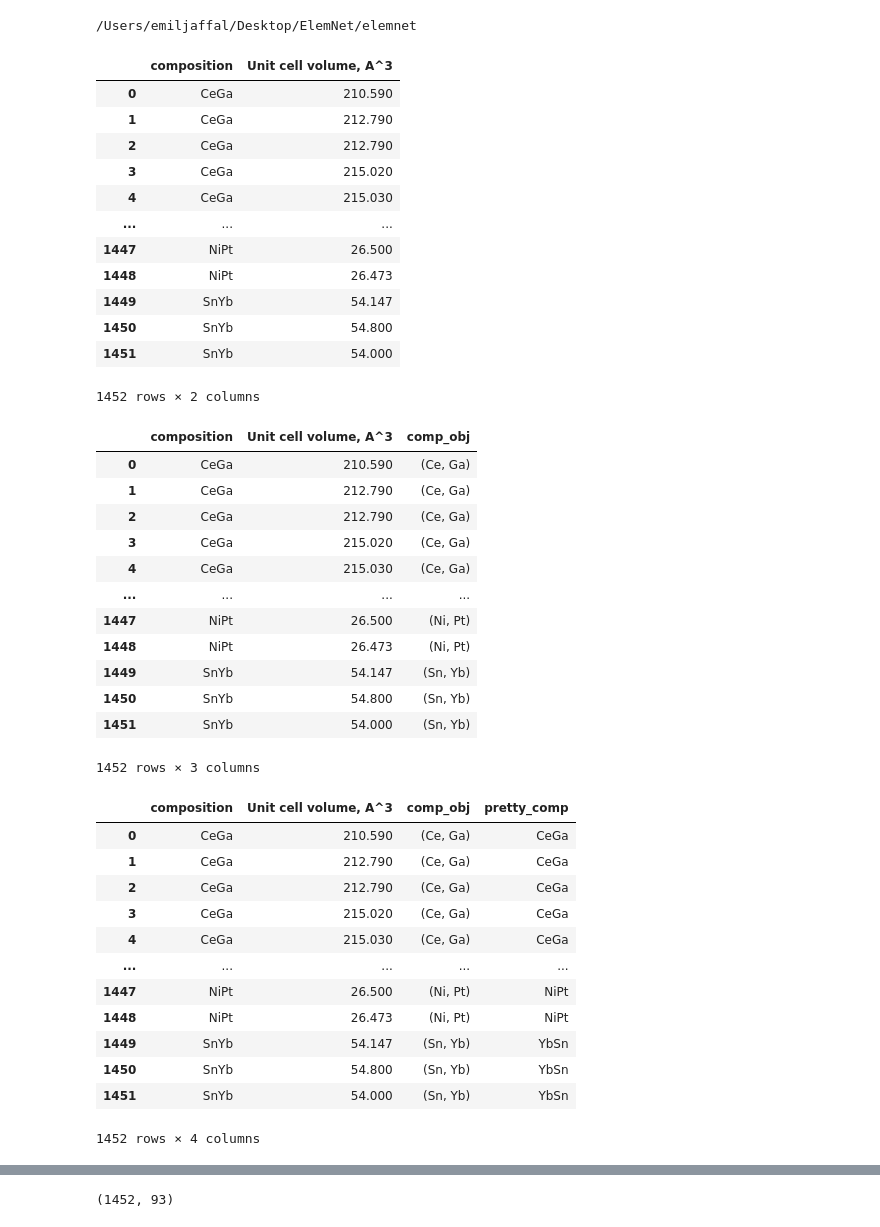
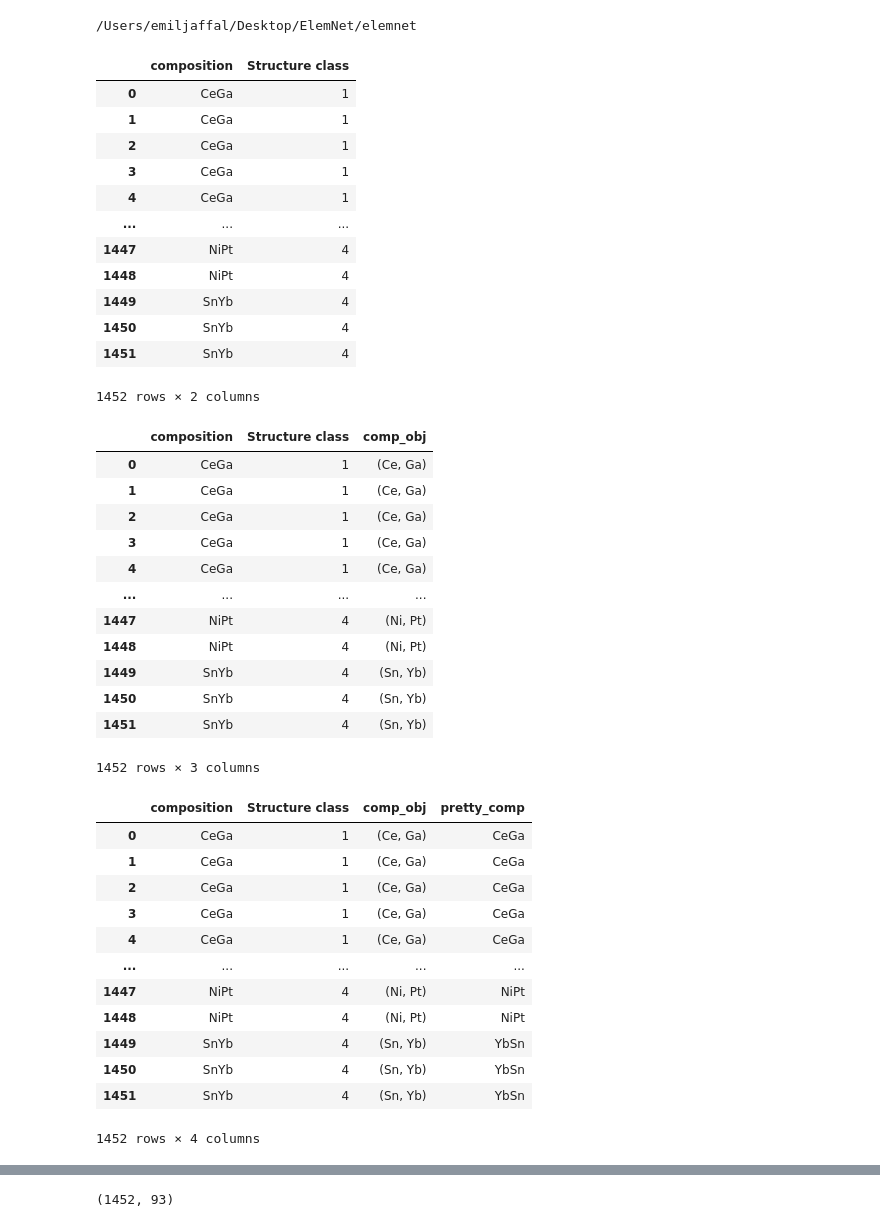
Before and after one commit to EmilJaffal/Simple-and-effective-solid-state-structure-featurizer, a Jupyter notebook: Elemnet_Eval.ipynb, the cells around one changed output, grey strips where cells are left out. Cells and saved outputs as stored; diff of their text form; code cells hidden in the pictures.

```diff
--- a/Elemnet_Eval.ipynb
+++ b/Elemnet_Eval.ipynb
@@ -41,56 +41,56 @@ from matminer.utils.conversions import str_to_composition
 from sklearn.model_selection import train_test_split
 from sklearn.model_selection import KFold
 # %%
-formula_unitcell = data[['Formula', 'Unit cell volume, A^3']]
+formula_unitcell = data[['Formula', 'Structure class']]
 formula_unitcell.rename(columns={'Formula':'composition'}, inplace=True)
 formula_unitcell
 # %% [output]
-|  | composition | Unit cell volume, A^3 |
-| 0 | CeGa | 210.590 |
-| 1 | CeGa | 212.790 |
-| 2 | CeGa | 212.790 |
-| 3 | CeGa | 215.020 |
-| 4 | CeGa | 215.030 |
+|  | composition | Structure class |
+| 0 | CeGa | 1 |
+| 1 | CeGa | 1 |
+| 2 | CeGa | 1 |
+| 3 | CeGa | 1 |
+| 4 | CeGa | 1 |
 | ... | ... | ... |
-| 1447 | NiPt | 26.500 |
-| 1448 | NiPt | 26.473 |
-| 1449 | SnYb | 54.147 |
-| 1450 | SnYb | 54.800 |
-| 1451 | SnYb | 54.000 |
+| 1447 | NiPt | 4 |
+| 1448 | NiPt | 4 |
+| 1449 | SnYb | 4 |
+| 1450 | SnYb | 4 |
+| 1451 | SnYb | 4 |
 1452 rows × 2 columns
 # %%
 formula_unitcell['comp_obj'] = formula_unitcell['composition'].apply(lambda x: Composition(x))
 formula_unitcell
 # %% [output]
-|  | composition | Unit cell volume, A^3 | comp_obj |
-| 0 | CeGa | 210.590 | (Ce, Ga) |
-| 1 | CeGa | 212.790 | (Ce, Ga) |
-| 2 | CeGa | 212.790 | (Ce, Ga) |
-| 3 | CeGa | 215.020 | (Ce, Ga) |
-| 4 | CeGa | 215.030 | (Ce, Ga) |
+|  | composition | Structure class | comp_obj |
+| 0 | CeGa | 1 | (Ce, Ga) |
+| 1 | CeGa | 1 | (Ce, Ga) |
+| 2 | CeGa | 1 | (Ce, Ga) |
+| 3 | CeGa | 1 | (Ce, Ga) |
+| 4 | CeGa | 1 | (Ce, Ga) |
 | ... | ... | ... | ... |
-| 1447 | NiPt | 26.500 | (Ni, Pt) |
-| 1448 | NiPt | 26.473 | (Ni, Pt) |
-| 1449 | SnYb | 54.147 | (Sn, Yb) |
-| 1450 | SnYb | 54.800 | (Sn, Yb) |
-| 1451 | SnYb | 54.000 | (Sn, Yb) |
+| 1447 | NiPt | 4 | (Ni, Pt) |
+| 1448 | NiPt | 4 | (Ni, Pt) |
+| 1449 | SnYb | 4 | (Sn, Yb) |
+| 1450 | SnYb | 4 | (Sn, Yb) |
+| 1451 | SnYb | 4 | (Sn, Yb) |
 1452 rows × 3 columns
 # %%
 formula_unitcell['pretty_comp'] = formula_unitcell['comp_obj'].apply(lambda x: x.reduced_formula)
 formula_unitcell
 # %% [output]
-|  | composition | Unit cell volume, A^3 | comp_obj | pretty_comp |
-| 0 | CeGa | 210.590 | (Ce, Ga) | CeGa |
-| 1 | CeGa | 212.790 | (Ce, Ga) | CeGa |
-| 2 | CeGa | 212.790 | (Ce, Ga) | CeGa |
-| 3 | CeGa | 215.020 | (Ce, Ga) | CeGa |
-| 4 | CeGa | 215.030 | (Ce, Ga) | CeGa |
+|  | composition | Structure class | comp_obj | pretty_comp |
+| 0 | CeGa | 1 | (Ce, Ga) | CeGa |
+| 1 | CeGa | 1 | (Ce, Ga) | CeGa |
+| 2 | CeGa | 1 | (Ce, Ga) | CeGa |
+| 3 | CeGa | 1 | (Ce, Ga) | CeGa |
+| 4 | CeGa | 1 | (Ce, Ga) | CeGa |
 | ... | ... | ... | ... | ... |
-| 1447 | NiPt | 26.500 | (Ni, Pt) | NiPt |
-| 1448 | NiPt | 26.473 | (Ni, Pt) | NiPt |
-| 1449 | SnYb | 54.147 | (Sn, Yb) | YbSn |
-| 1450 | SnYb | 54.800 | (Sn, Yb) | YbSn |
-| 1451 | SnYb | 54.000 | (Sn, Yb) | YbSn |
+| 1447 | NiPt | 4 | (Ni, Pt) | NiPt |
+| 1448 | NiPt | 4 | (Ni, Pt) | NiPt |
+| 1449 | SnYb | 4 | (Sn, Yb) | YbSn |
+| 1450 | SnYb | 4 | (Sn, Yb) | YbSn |
+| 1451 | SnYb | 4 | (Sn, Yb) | YbSn |
 1452 rows × 4 columns
 # %%
 #formula_unitcell.drop_duplicates('pretty_comp', keep='first', inplace=True)
```
Also changed, not shown: parts of 10 cells of this notebook.
